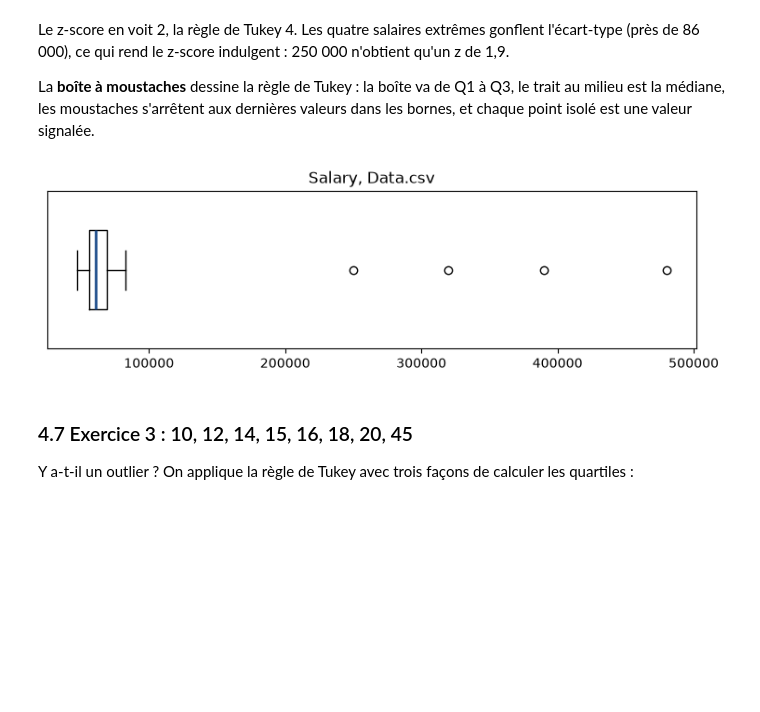
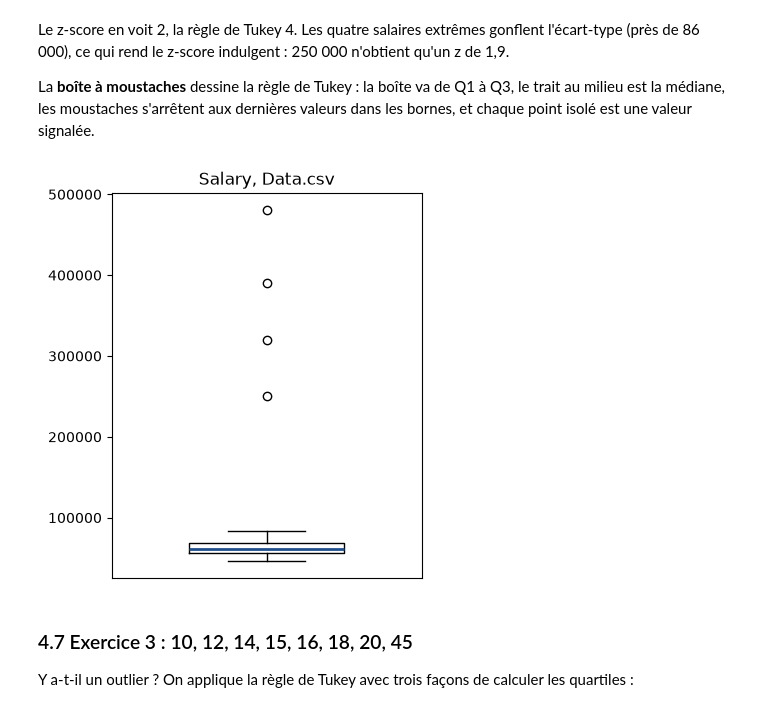
Before and after one commit to josephazar/ELC2-Introduction-IA-2026, a Jupyter notebook: seance-1/ia-elc2/02-td-pretraitement.ipynb, the cells around one changed output. Drawn from its saved outputs; the diff is of its cells as text; code cells hidden in the pictures; blank space fills up the shorter version.

```diff
--- a/seance-1/ia-elc2/02-td-pretraitement.ipynb
+++ b/seance-1/ia-elc2/02-td-pretraitement.ipynb
@@ -527,14 +547,13 @@ La **boîte à moustaches** dessine la règle de Tukey : la boîte va de Q1 à Q
 est la médiane, les moustaches s'arrêtent aux dernières valeurs dans les bornes, et chaque point
 isolé est une valeur signalée.
 # %%
-fig, ax = plt.subplots(figsize=(9, 2.2))
-ax.boxplot(data["Salary"].dropna(), orientation="horizontal", widths=0.5,
-           medianprops={"color": "#1f4e8c", "linewidth": 2})
-ax.set_yticks([])
+fig, ax = plt.subplots(figsize=(4, 5))
+ax.boxplot(data["Salary"].dropna(), widths=0.5, medianprops={"color": "#1f4e8c", "linewidth": 2})
+ax.set_xticks([])
 ax.set_title("Salary, Data.csv")
 plt.show()
 # %% [output]
-[figure, old version]
+[figure, new version]
 # %% [markdown]
 ### 4.7 Exercice 3 : 10, 12, 14, 15, 16, 18, 20, 45
 
```
Also changed, not shown: parts of 4 cells of this notebook, 8 other files.
